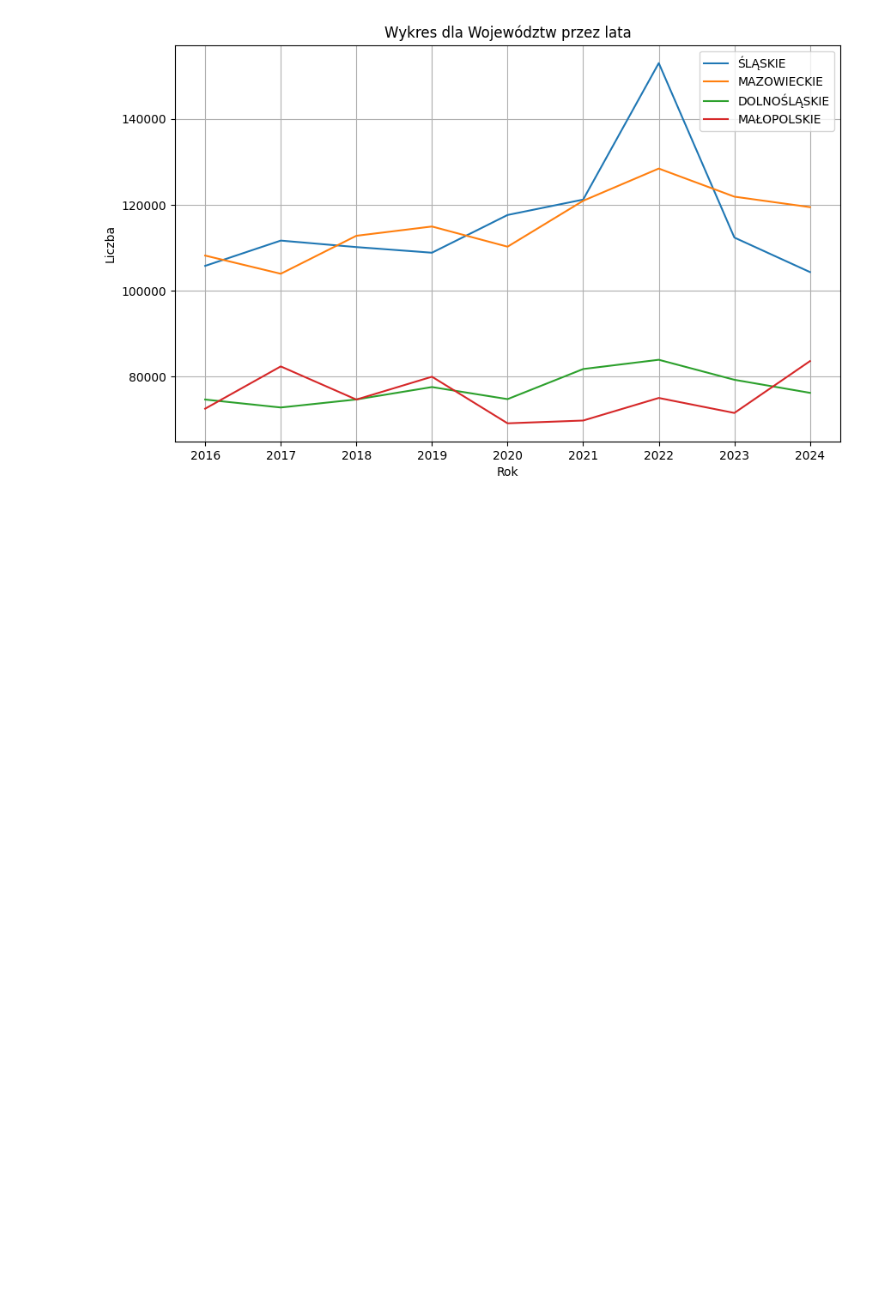
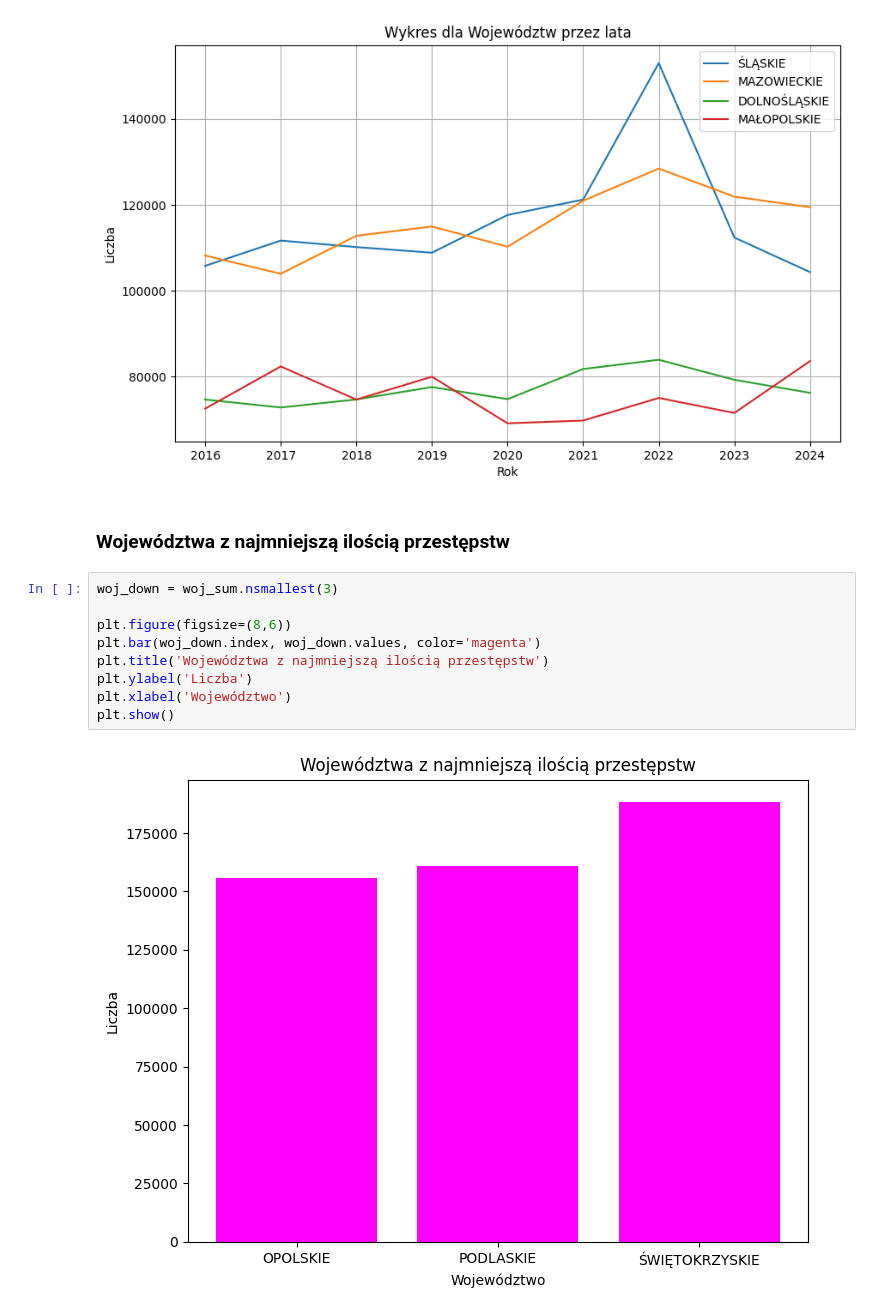
Before and after one commit to wwielakowska/in-ynierka, a Jupyter notebook: dane_zaczynamy.ipynb, the cells around one changed output. Saved outputs shown, nothing was run; the diff lists cells and outputs as text; blank space fills up the shorter version.

```diff
--- a/dane_zaczynamy.ipynb
+++ b/dane_zaczynamy.ipynb
@@ -761,3 +759,16 @@ plt.grid(True)
 plt.show()
 # %% [output]
 [figure]
+# %% [markdown]
+### Województwa z najmniejszą ilością przestępstw
+# %%
+woj_down = woj_sum.nsmallest(3)
+
+plt.figure(figsize=(8,6))
+plt.bar(woj_down.index, woj_down.values, color='magenta')
+plt.title('Województwa z najmniejszą ilością przestępstw')
+plt.ylabel('Liczba')
+plt.xlabel('Województwo')
+plt.show()
+# %% [output]
+[figure, added]
```
Also changed, not shown: parts of 2 cells of this notebook.
